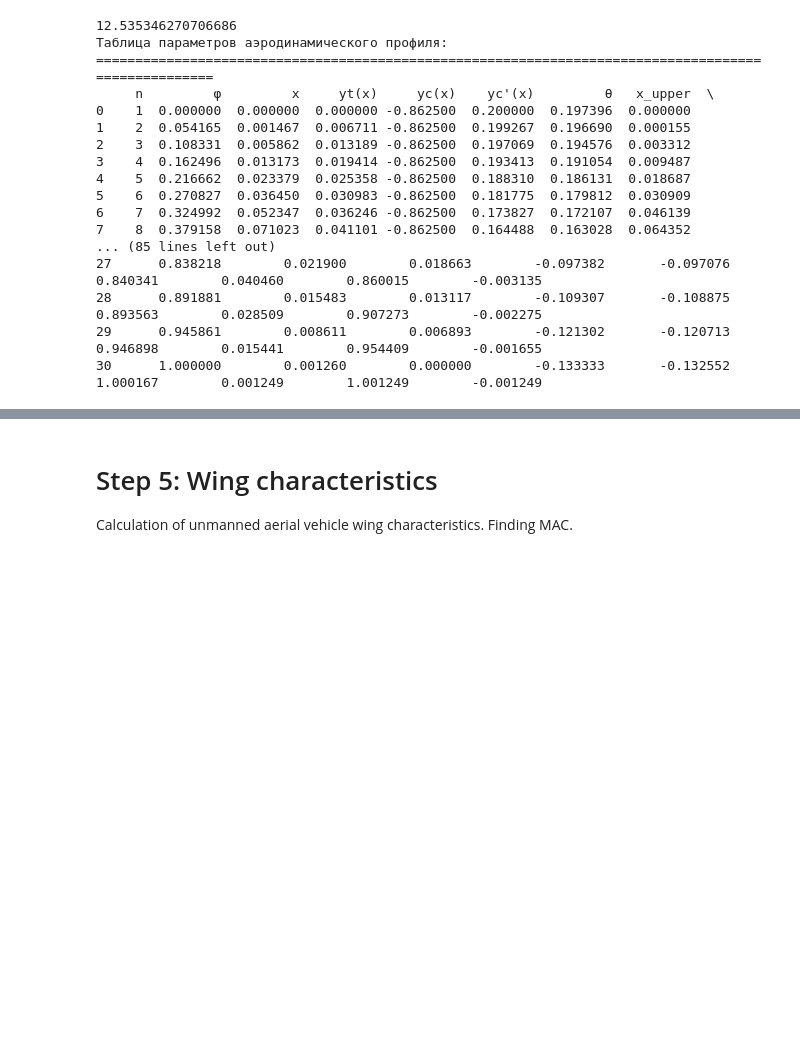
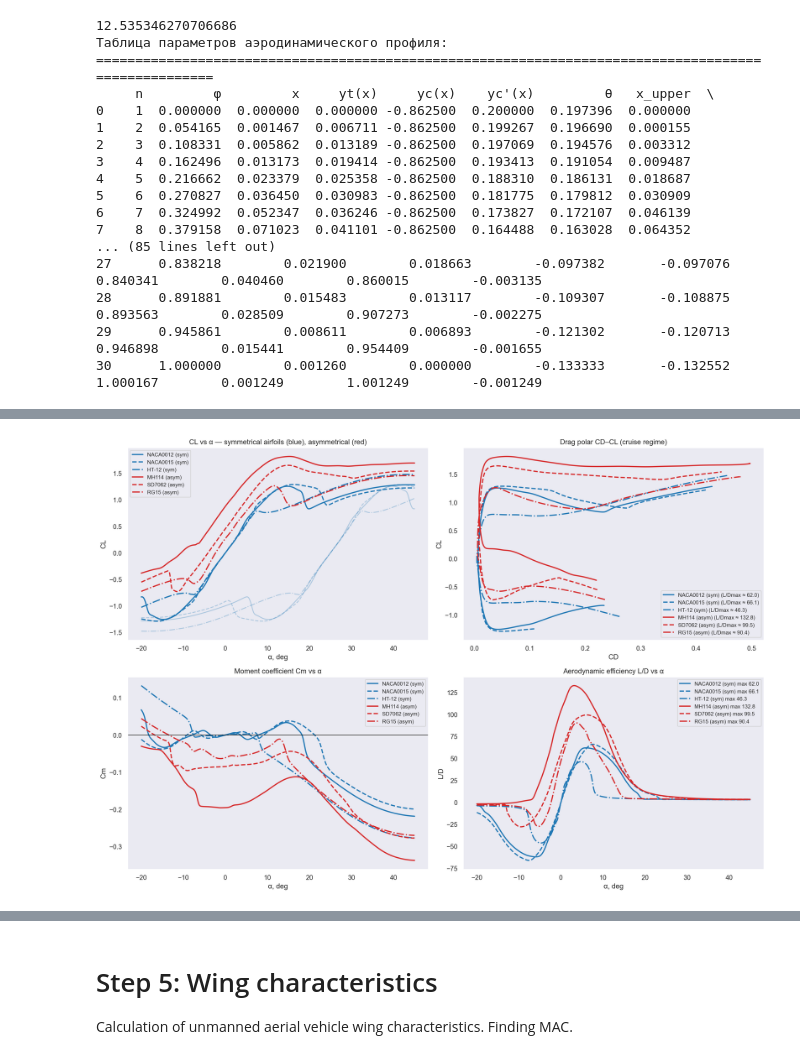
Before and after one commit to grigobor/UAV-math-calculation, a Jupyter notebook: Math UAV.ipynb, the cells around one changed output, grey strips where cells are left out. Cells and saved outputs as stored; diff of their text form; code cells hidden in the pictures; blank space fills up the shorter version.

```diff
--- a/Math UAV.ipynb
+++ b/Math UAV.ipynb
@@ -721,0 +735,90 @@ for i in range(len(n_points)):
+# %%
+import neuralfoil as nf
+import aerosandbox as asb
+import aerosandbox.numpy as np
+import matplotlib.pyplot as plt
+
+# UAV parameters
+Re = 511979
+alpha = np.linspace(-20, 45, 751)
+
+# Airfoils: name → (code, type: sym / asym)
+profiles = {
+    "NACA0012": ("naca0012", "sym"),
+    "NACA0015": ("naca0015", "sym"),
+    "HT-12":    ("ht12",    "sym"),
+    "MH114":    ("mh114",   "asym"),
+    "SD7062":   ("sd7062",  "asym"),
+    "RG15":     ("rg15",    "asym")
+}
+
+results = {}
+for name, (code, ptype) in profiles.items():
+    af = asb.Airfoil(code)
+    aero = nf.get_aero_from_airfoil(
+        airfoil=af,
+        alpha=alpha,
+        Re=Re,
+        model_size="xxlarge"      # highest accuracy model
+    )
+    results[name] = (aero, ptype)
+    print(f"{name} calculated")
+
+# Line styles to distinguish airfoils within the same group
+line_styles = ['-', '--', '-.', ':', (0, (3, 1, 1, 1)), (0, (5, 1))]
+
+fig, axs = plt.subplots(2, 2, figsize=(16, 11))
+
+sym_idx = 0   # counter for symmetrical airfoils
+asym_idx = 0  # counter for asymmetrical airfoils
+
+for name, (res, ptype) in results.items():
+    if ptype == "sym":
+        color = '#1f77b4'   # blue for symmetrical airfoils
+        ls = line_styles[sym_idx % len(line_styles)]
+        sym_idx += 1
+    else:
+        color = '#d62728'   # red for asymmetrical (cambered) airfoils
+        ls = line_styles[asym_idx % len(line_styles)]
+        asym_idx += 1
+
+    label = f"{name} ({ptype})"
+
+    # CL vs alpha
+    axs[0,0].plot(alpha, res["CL"], label=label, color=color, linestyle=ls, linewidth=2)
+    # mirrored curve (transparent) only for symmetrical airfoils – visual symmetry check
+    if ptype == "sym":
+        axs[0,0].plot(alpha, -res["CL"][::-1], color=color, linestyle=ls, alpha=0.3, linewidth=1.5)
+
+    # Drag polar
+    LD_max = (res["CL"] / res["CD"]).max()
+    axs[0,1].plot(res["CD"], res["CL"],
+                  label=f"{label} (L/Dmax ≈ {LD_max:.1f})",
+                  color=color, linestyle=ls, linewidth=2)
+
+    # Moment coefficient Cm vs alpha
+    axs[1,0].plot(alpha, res["CM"], label=label, color=color, linestyle=ls, linewidth=2)
+
+    # Glide ratio L/D vs alpha
+    LD = res["CL"] / res["CD"]
+    axs[1,1].plot(alpha, LD,
+                  label=f"{label} max {LD.max():.1f}",
+                  color=color, linestyle=ls, linewidth=2)
+
+# Plot formatting (English annotations)
+axs[0,0].set_title("CL vs α — symmetrical airfoils (blue), asymmetrical (red)")
+axs[0,0].set_xlabel("α, deg"); axs[0,0].set_ylabel("CL"); axs[0,0].grid(); axs[0,0].legend(fontsize=9)
+
+axs[0,1].set_title("Drag polar CD–CL (cruise regime)")
+axs[0,1].set_xlabel("CD"); axs[0,1].set_ylabel("CL"); axs[0,1].grid(); axs[0,1].legend(fontsize=9)
+
+axs[1,0].set_title("Moment coefficient Cm vs α")
+axs[1,0].set_xlabel("α, deg"); axs[1,0].set_ylabel("Cm"); axs[1,0].grid()
+axs[1,0].axhline(0, color='k', linewidth=0.8); axs[1,0].legend(fontsize=9)
+
+axs[1,1].set_title("Aerodynamic efficiency L/D vs α")
+axs[1,1].set_xlabel("α, deg"); axs[1,1].set_ylabel("L/D"); axs[1,1].grid(); axs[1,1].legend(fontsize=9)
+
+plt.tight_layout()
+plt.show()
+# %% [output]
@@ -721,0 +831 @@ for i in range(len(n_points)):
+[figure, added]
```
Also changed, not shown: parts of 10 cells of this notebook.
